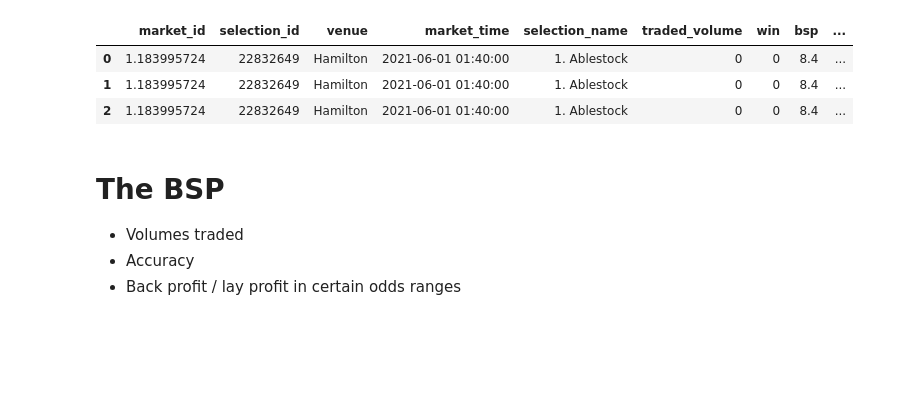
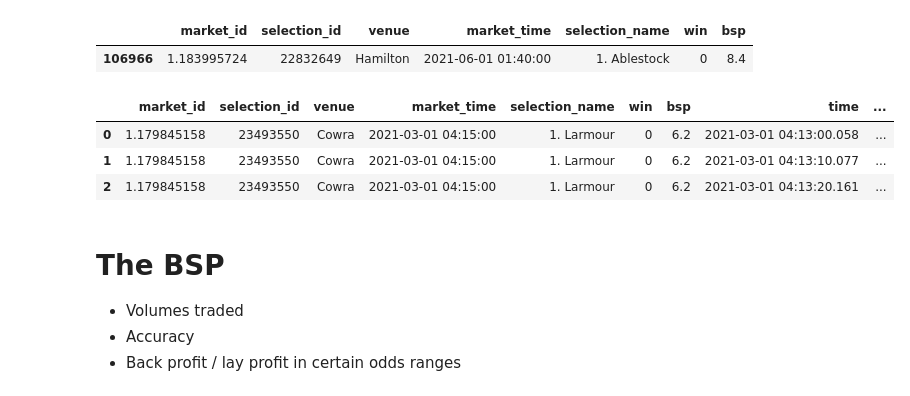
Before and after one commit to TMBish/bfStreamTutorials, a Jupyter notebook: 04-bsp/02-analysis/bsp-analysis.ipynb, the cells around one changed output. Drawn from its saved outputs; the diff is of its cells as text; code cells hidden in the pictures; blank space fills up the shorter version.

```diff
--- a/04-bsp/02-analysis/bsp-analysis.ipynb
+++ b/04-bsp/02-analysis/bsp-analysis.ipynb
@@ -23,5 +25,11 @@ prices = pd.read_csv(
     dtype={'market_id': 'string', 'selection_id': 'string', 'atb_ladder': 'string', 'atl_ladder': 'string'},
     parse_dates=['time']
 )
+prices['atb_ladder'] = [ast.literal_eval(x) for x in prices['atb_ladder']]
+prices['atl_ladder'] = [ast.literal_eval(x) for x in prices['atl_ladder']]
+
+# Drop the first row within each group
+prices = prices.drop(prices.groupby(['market_id', 'selection_id'],as_index=False).nth(0).index)
+
 prices.head(3)
 # %% [output]
@@ -55,0 +63,5 @@ prices.query('market_id == "1.183995724" and selection_id == "22832649"')
+# %%
+selection.query('market_id == "1.183995724" and selection_id == "22832649"')
+# %% [output]
+|  | market_id | selection_id | venue | market_time | selection_name | win | bsp |
+| 106966 | 1.183995724 | 22832649 | Hamilton | 2021-06-01 01:40:00 | 1. Ablestock | 0 | 8.4 |
@@ -56,21 +161,21 @@ prices.query('market_id == "1.183995724" and selection_id == "22832649"')
 # %%
 # Join and augment
-# prices['atb_ladder'] = [ast.literal_eval(x) for x in prices['atb_ladder']]
-# prices['atl_ladder'] = [ast.literal_eval(x) for x in prices['atl_ladder']]
-
 df = (
     selection.merge(prices, on = ['market_id', 'selection_id'])
     .assign(sbsj = lambda x: round((x['market_time'] - x['time']).dt.total_seconds() / 10) * 10)
     .assign(back_best = lambda x: [np.nan if d.get('p') is None else d.get('p')[0] for d in x['atb_ladder']])
     .assign(lay_best = lambda x: [np.nan if d.get('p') is None else d.get('p')[0] for d in x['atl_ladder']])
+    .assign(geometric_mid_point = lambda x: round(1 / np.sqrt((1/x['back_best']) * (1/x['lay_best'])), 3))
+    .assign(ladder_mid_point = lambda x: x.apply(lambda x: bfLadderMidPoint(x.back_best, x.lay_best), axis=1))
+    .replace([np.inf, -np.inf], np.nan)
 )
 
 df.head(3)
 # %% [output]
-|  | market_id | selection_id | venue | market_time | selection_name | traded_volume | win | bsp | ... |
-| 0 | 1.183995724 | 22832649 | Hamilton | 2021-06-01 01:40:00 | 1. Ablestock | 0 | 0 | 8.4 | ... |
-| 1 | 1.183995724 | 22832649 | Hamilton | 2021-06-01 01:40:00 | 1. Ablestock | 0 | 0 | 8.4 | ... |
-| 2 | 1.183995724 | 22832649 | Hamilton | 2021-06-01 01:40:00 | 1. Ablestock | 0 | 0 | 8.4 | ... |
+|  | market_id | selection_id | venue | market_time | selection_name | win | bsp | time | ... |
+| 0 | 1.179845158 | 23493550 | Cowra | 2021-03-01 04:15:00 | 1. Larmour | 0 | 6.2 | 2021-03-01 04:13:00.058 | ... |
+| 1 | 1.179845158 | 23493550 | Cowra | 2021-03-01 04:15:00 | 1. Larmour | 0 | 6.2 | 2021-03-01 04:13:10.077 | ... |
+| 2 | 1.179845158 | 23493550 | Cowra | 2021-03-01 04:15:00 | 1. Larmour | 0 | 6.2 | 2021-03-01 04:13:20.161 | ... |
 # %% [markdown]
 # The BSP
 
```
Also changed, not shown: parts of 25 cells of this notebook, 1 other file.
